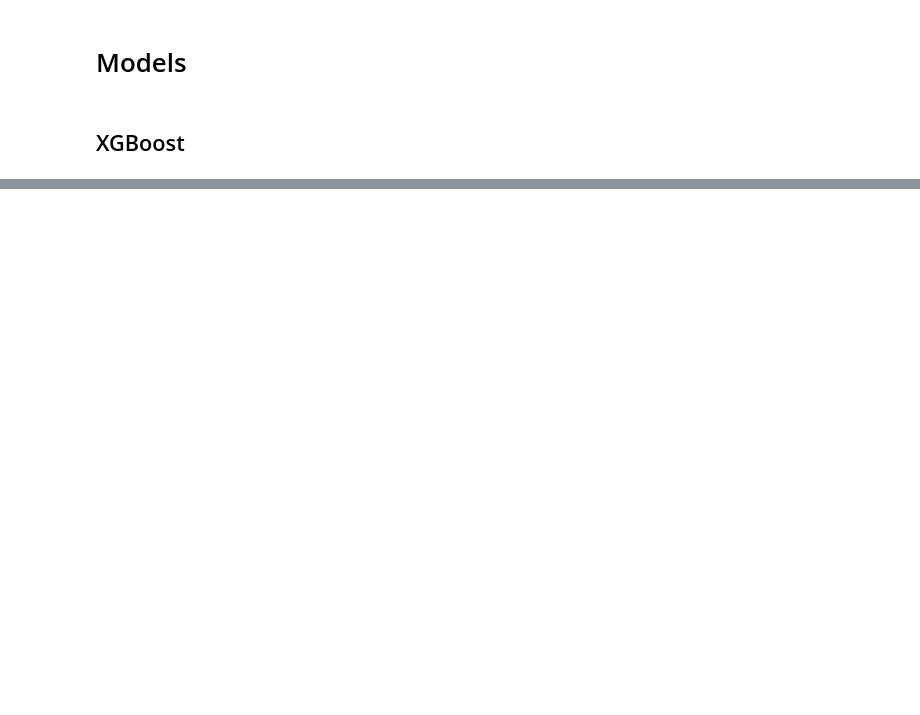
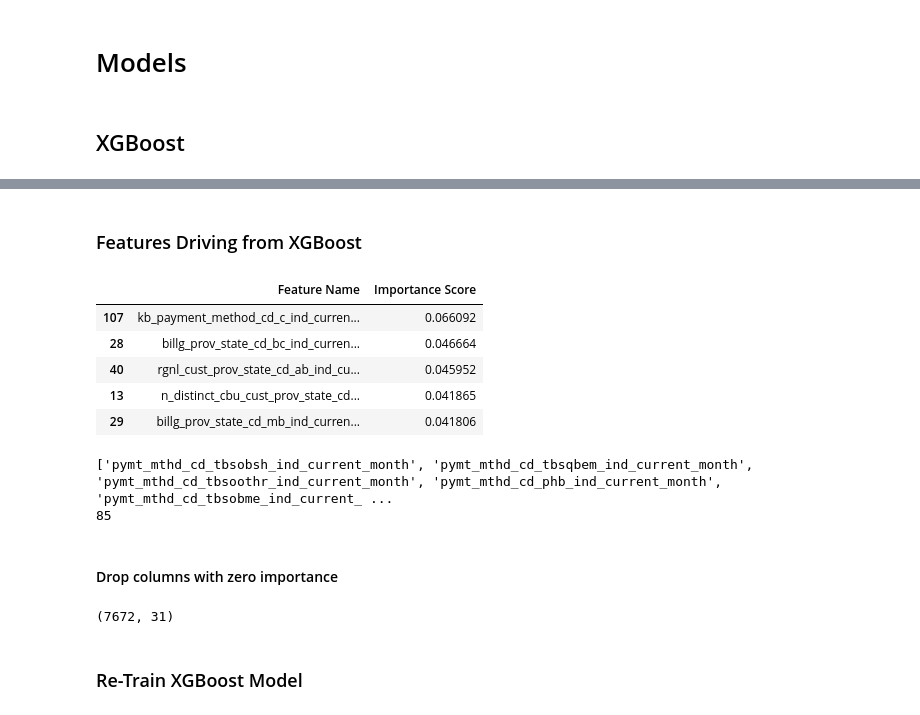
Before and after one commit to Faridghr/WirelessChurnPrediction, a Jupyter notebook: src/churnPrediction.ipynb, the cells around one changed output, grey strips where cells are left out. Drawn from its saved outputs; the diff is of its cells as text; code cells hidden in the pictures; blank space fills up the shorter version.

```diff
--- a/src/churnPrediction.ipynb
+++ b/src/churnPrediction.ipynb
@@ -105,0 +330,37 @@ X_train.shape, y_train.shape, X_test.shape, y_test.shape
+# %% [markdown]
+### Features Driving from XGBoost
+# %%
+importance_scores_xgb = xgb_clf.feature_importances_
+important_features_xgb = pd.DataFrame({
+    "Feature Name": X_train.columns,
+    "Importance Score": importance_scores_xgb
+})
+
+important_features_xgb = important_features_xgb.sort_values(by="Importance Score", ascending=False)\
+
+important_features_xgb.head(5)
+# %% [output]
+|  | Feature Name | Importance Score |
+| 107 | kb_payment_method_cd_c_ind_curren... | 0.066092 |
+| 28 | billg_prov_state_cd_bc_ind_curren... | 0.046664 |
+| 40 | rgnl_cust_prov_state_cd_ab_ind_cu... | 0.045952 |
+| 13 | n_distinct_cbu_cust_prov_state_cd... | 0.041865 |
+| 29 | billg_prov_state_cd_mb_ind_curren... | 0.041806 |
+# %%
+zero_importance_features_xgb = important_features_xgb[important_features_xgb["Importance Score"] == 0]["Feature Name"].tolist()
+print(zero_importance_features_xgb)
+print(len(zero_importance_features_xgb))
+# %% [output]
+['pymt_mthd_cd_tbsobsh_ind_current_month', 'pymt_mthd_cd_tbsqbem_ind_current_month', 'pymt_mthd_cd_tbsoothr_ind_current_month', 'pymt_mthd_cd_phb_ind_current_month', 'pymt_mthd_cd_tbsobme_ind_current_ ...
+85
+# %% [markdown]
+#### Drop columns with zero importance
+# %%
+X_train_xgb_zero_importance = X_train.drop(columns=zero_importance_features_xgb)
+X_test_xgb_zero_importance = X_test.drop(columns=zero_importance_features_xgb)
+
+X_train_xgb_zero_importance.shape
+# %% [output]
+(7672, 31)
+# %% [markdown]
+### Re-Train XGBoost Model
```
Also changed, not shown: parts of 38 cells of this notebook, 1 other file.
